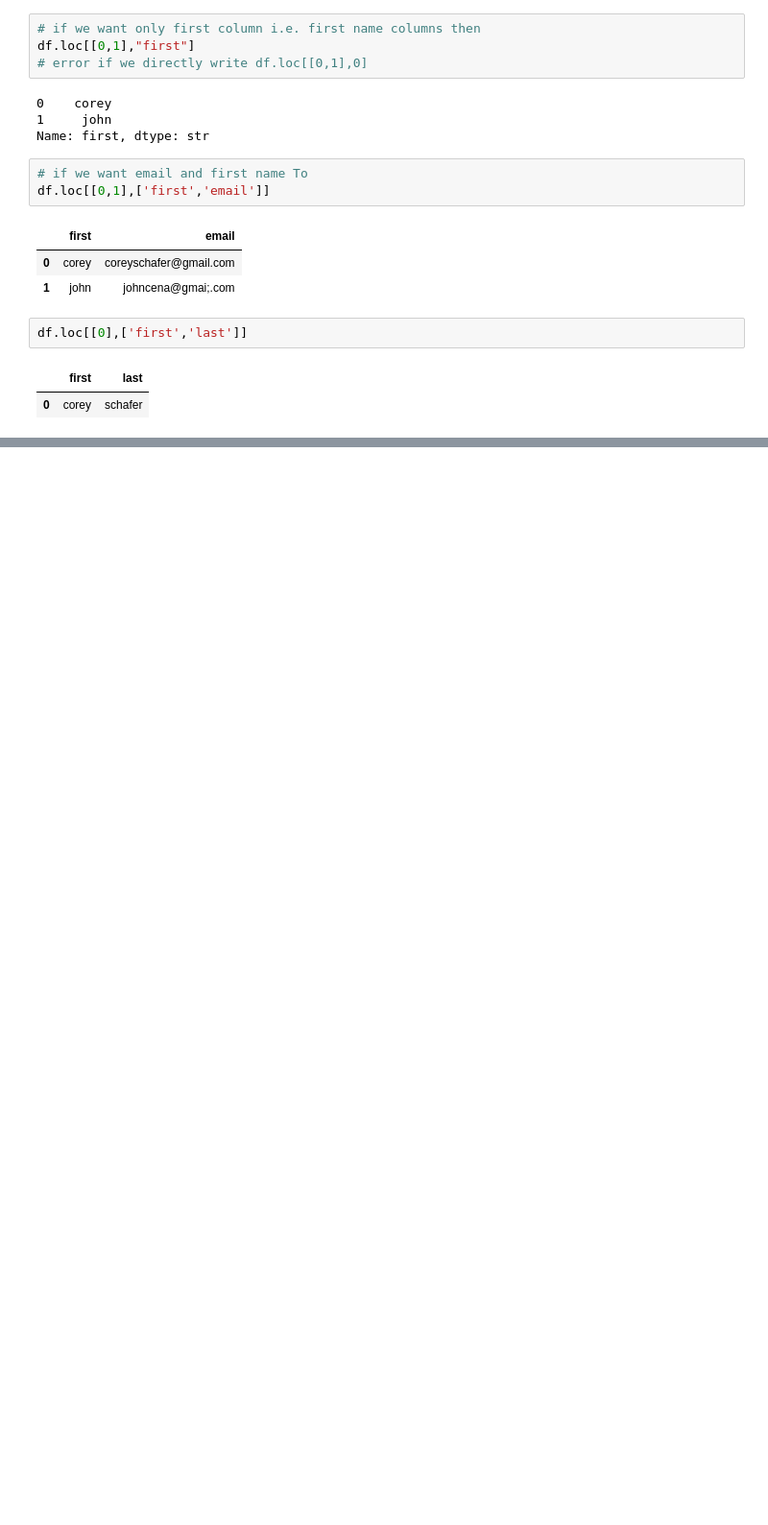
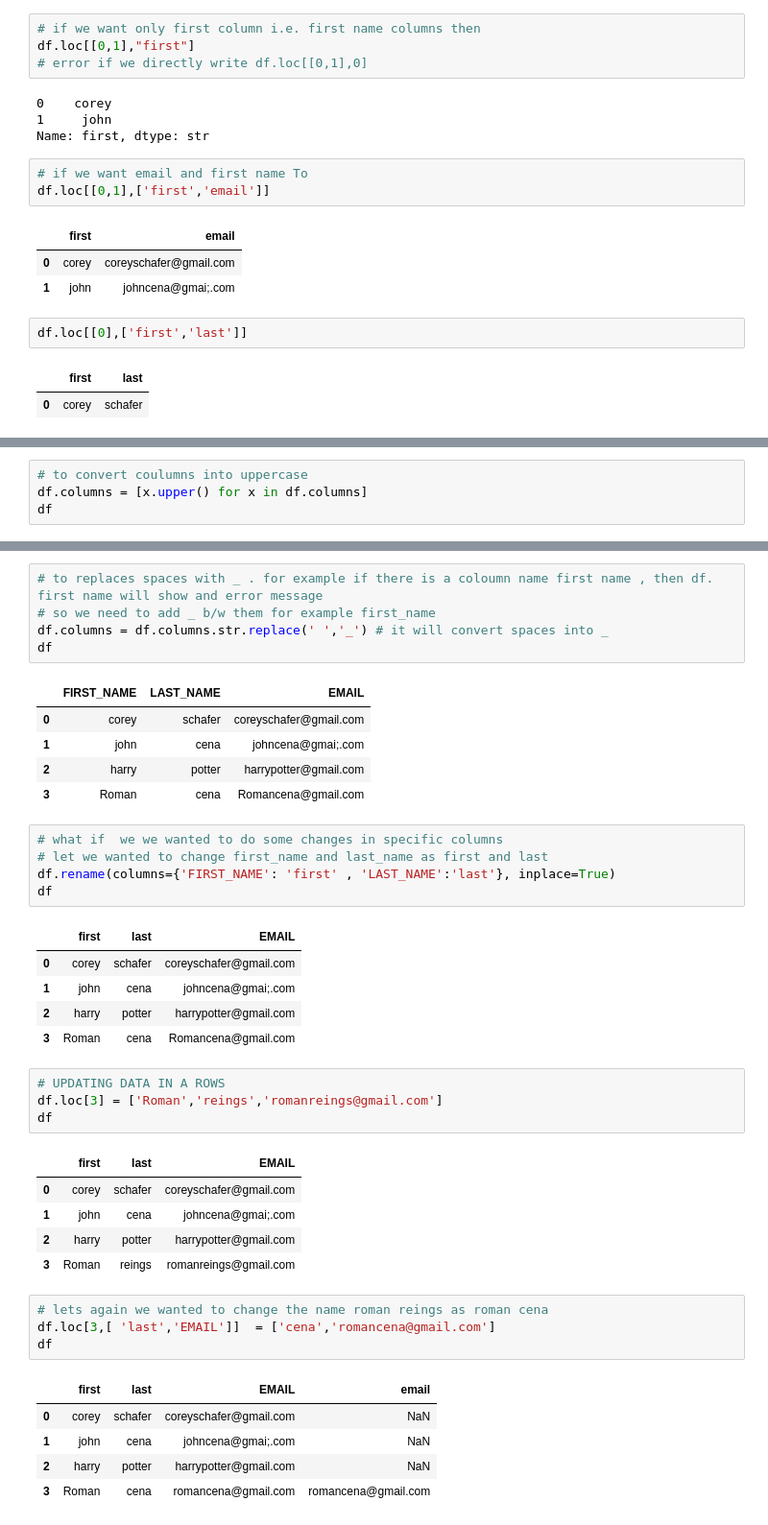
Before and after one commit to Amit-yadav019/python-Git-learning-journey, a Jupyter notebook: pandas_demo.ipynb, the cells around one changed output, grey strips where cells are left out. Shown at 96% size. Saved outputs shown, nothing was run; the diff lists cells and outputs as text; blank space fills up the shorter version.

```diff
--- a/pandas_demo.ipynb
+++ b/pandas_demo.ipynb
@@ -119,0 +185,4 @@ df.loc[[0],['first','last']]
+# %%
+# to convert coulumns into uppercase
+df.columns = [x.upper() for x in df.columns]
+df
@@ -119,0 +195,42 @@ df.loc[[0],['first','last']]
+# %%
+# to replaces spaces with _ . for example if there is a coloumn name first name , then df. first name will show and error message
+# so we need to add _ b/w them for example first_name
+df.columns = df.columns.str.replace(' ','_') # it will convert spaces into _
+df
+# %% [output]
+|  | FIRST_NAME | LAST_NAME | EMAIL |
+| 0 | corey | schafer | coreyschafer@gmail.com |
+| 1 | john | cena | johncena@gmai;.com |
+| 2 | harry | potter | harrypotter@gmail.com |
+| 3 | Roman | cena | Romancena@gmail.com |
+# %%
+# what if  we we wanted to do some changes in specific columns
+# let we wanted to change first_name and last_name as first and last
+df.rename(columns={'FIRST_NAME': 'first' , 'LAST_NAME':'last'}, inplace=True)
+df
+# %% [output]
+|  | first | last | EMAIL |
+| 0 | corey | schafer | coreyschafer@gmail.com |
+| 1 | john | cena | johncena@gmai;.com |
+| 2 | harry | potter | harrypotter@gmail.com |
+| 3 | Roman | cena | Romancena@gmail.com |
+# %%
+# UPDATING DATA IN A ROWS
+df.loc[3] = ['Roman','reings','romanreings@gmail.com']
+df
+# %% [output]
+|  | first | last | EMAIL |
+| 0 | corey | schafer | coreyschafer@gmail.com |
+| 1 | john | cena | johncena@gmai;.com |
+| 2 | harry | potter | harrypotter@gmail.com |
+| 3 | Roman | reings | romanreings@gmail.com |
+# %%
+# lets again we wanted to change the name roman reings as roman cena
+df.loc[3,[ 'last','EMAIL']]  = ['cena','romancena@gmail.com']
+df
+# %% [output]
+|  | first | last | EMAIL | email |
+| 0 | corey | schafer | coreyschafer@gmail.com | NaN |
+| 1 | john | cena | johncena@gmai;.com | NaN |
+| 2 | harry | potter | harrypotter@gmail.com | NaN |
+| 3 | Roman | cena | romancena@gmail.com | romancena@gmail.com |
```
Also changed, not shown: parts of 25 cells of this notebook, 2 other files.
